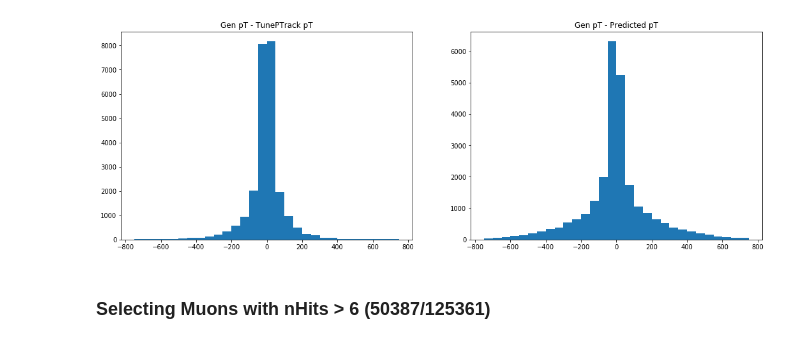
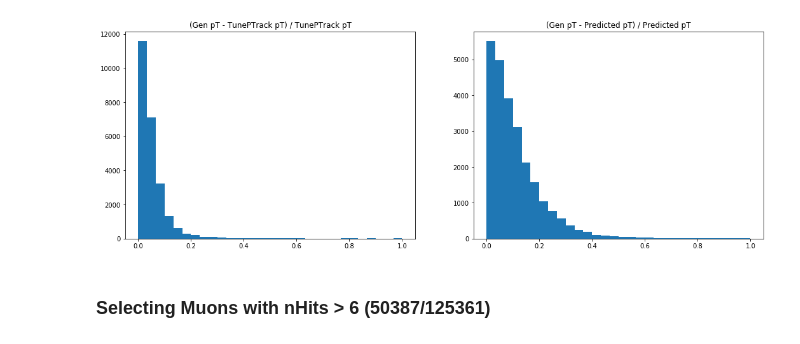
Before and after one commit to fmanteca/HighPt_DNN, a Jupyter notebook: training/Training.ipynb, the cells around one changed output. Cells and saved outputs as stored; diff of their text form; code cells hidden in the pictures.

```diff
--- a/training/Training.ipynb
+++ b/training/Training.ipynb
@@ -94,13 +154,13 @@ test loss: 51586.08423263446
 # %%
 fig, axes = plt.subplots(nrows=1, ncols=2, figsize=(18, 6))
 
 
-axes[0].hist(test.Muon_Genpt.values-test.Muon_TunePTrack_pt.values, bins = 30, range=(-750,750))
-axes[0].set_title("Gen pT - TunePTrack pT")
-axes[1].hist(test.Muon_Genpt.values-model.predict(test[variablesTrain]).ravel(), bins = 30, range=(-750,750))
-axes[1].set_title("Gen pT - Predicted pT")
+axes[0].hist(abs(test.Muon_Genpt.values-test.Muon_TunePTrack_pt.values)/test.Muon_TunePTrack_pt.values, bins = 30, range=(0,1))
+axes[0].set_title("(Gen pT - TunePTrack pT) / TunePTrack pT")
+axes[1].hist(abs(test.Muon_Genpt.values-model.predict(test[variablesTrain]).ravel())/model.predict(test[variablesTrain]).ravel(), bins = 30, range=(0,1))
+axes[1].set_title("(Gen pT - Predicted pT) / Predicted pT")
 plt.show()
 # %% [output]
-[figure, old version]
+[figure, new version]
 # %% [markdown]
 ### Selecting Muons with nHits > 6 (50387/125361)
```
Also changed, not shown: parts of 17 cells of this notebook.
